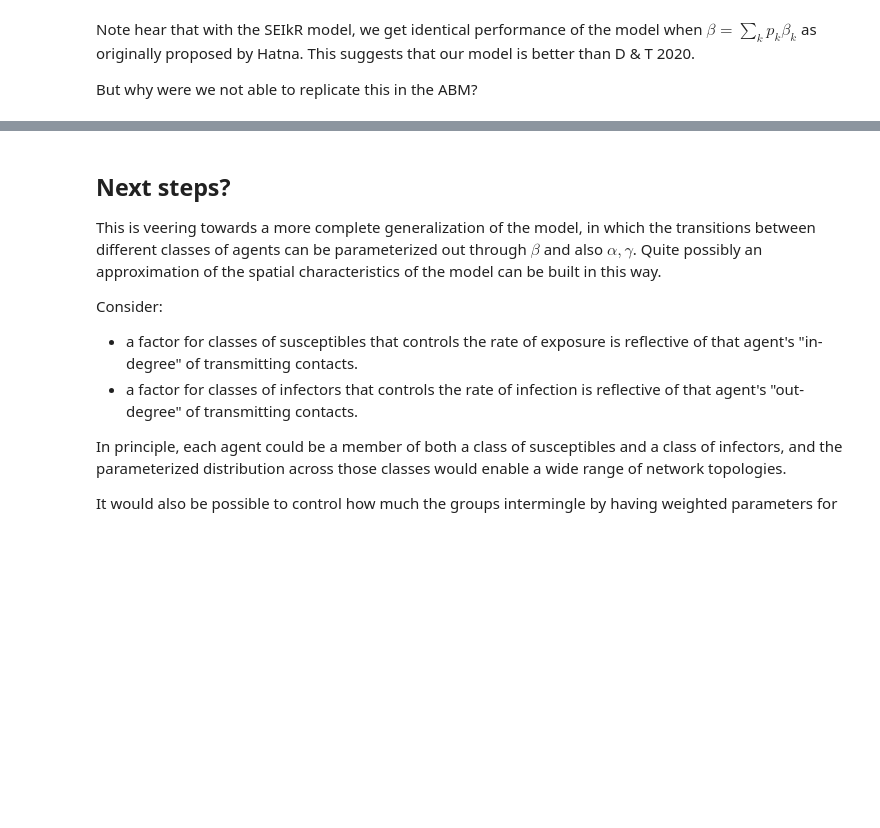
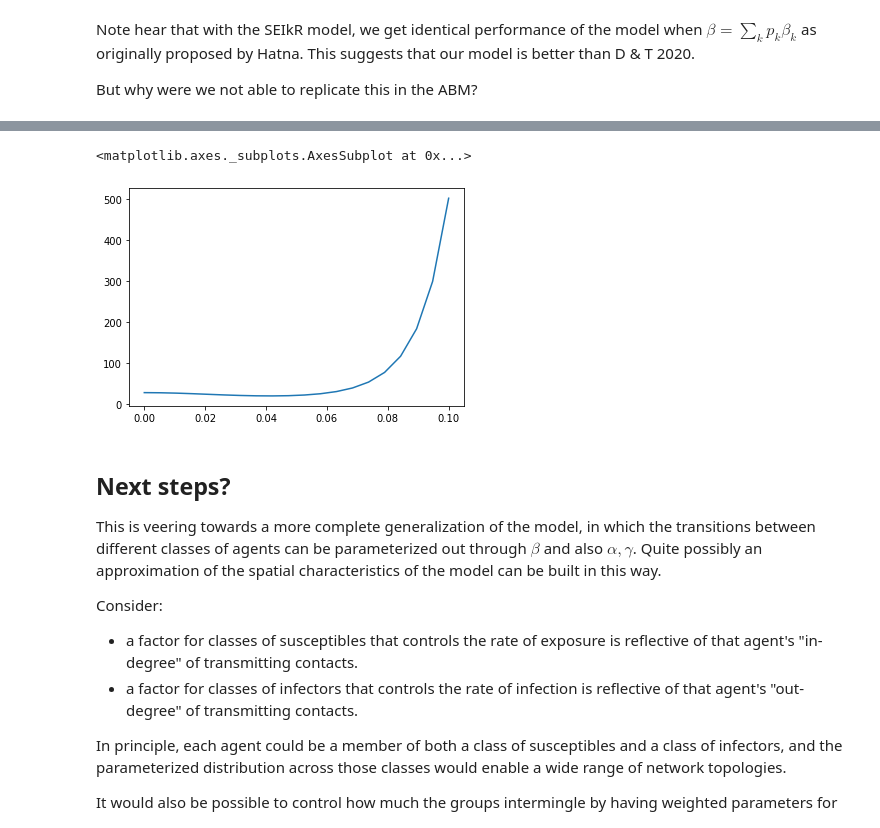
Before and after one commit to sbenthall/privacy-abm, a Jupyter notebook: contact-tracing/description/Compartmental epidemiological model.ipynb, the cells around one changed output, grey strips where cells are left out. Saved outputs shown, nothing was run; the diff lists cells and outputs as text; code cells hidden in the pictures; blank space fills up the shorter version.

```diff
--- a/contact-tracing/description/Compartmental epidemiological model.ipynb
+++ b/contact-tracing/description/Compartmental epidemiological model.ipynb
@@ -251,9 +253,11 @@ def SEIkR_deriv(y, t, N, beta : np.ndarray, alpha, gamma, p : np.ndarray):
     dRdt = gamma * I_0 + gamma * I_1
     return dSdt, dEdt, dI0dt, dI1dt, dRdt
 # %%
+### I messed this up!!!
+
 p = np.array([.5, .5])
 
-beta = np.array([0.1,.3])
+beta = 0.2
 
 I0k = I0 * p
 
@@ -313,0 +398,29 @@ But why were we not able to replicate this in the ABM?
+# %%
+def results(p_hat, gamma):
+
+    # A grid of time points (in days)
+    t = np.linspace(0, 160, 160)
+
+    p = np.array([.5, .5])
+
+    # compartmentalized population
+    Nk = N * p
+
+    Ek0 = 0 * p
+    Ik0 = 1 * p
+    R0 = 0
+
+    Sk0 = Nk - Ek0 - Ik0 - R0
+
+    beta = 0.2
+    alpha = 0.25
+    gamma = gamma
+
+    # Initial conditions vector
+    yk0 = Sk0[0], Sk0[1], Ek0[0], Ek0[1], Ik0[0], Ik0[1], R0
+
+    # Integrate the SIR equations over the time grid, t.
+    ret = odeint(SkEkIkR_deriv, yk0, t, args=(Nk, beta, alpha, gamma, p_hat))
+
+    # S_0, S_1, E_0, E_1, I_0, I_1, R
+    return ret.T
@@ -314,3 +434,16 @@ But why were we not able to replicate this in the ABM?
+# %%
+p_hat = .125
+
+infections = {}
+
+for x in np.linspace(0,.1,20):
+    res = results(p_hat, [.1 - x, .1 + x])
+    infections[x] = res[4][-1] + res[5][-1]
+# %%
+sns.lineplot(data = infections)
+# %% [output]
+<matplotlib.axes._subplots.AxesSubplot at 0x...>
+[figure, added]
 # %% [markdown]
 ## Next steps?
 
```
Also changed, not shown: parts of 10 cells of this notebook.
